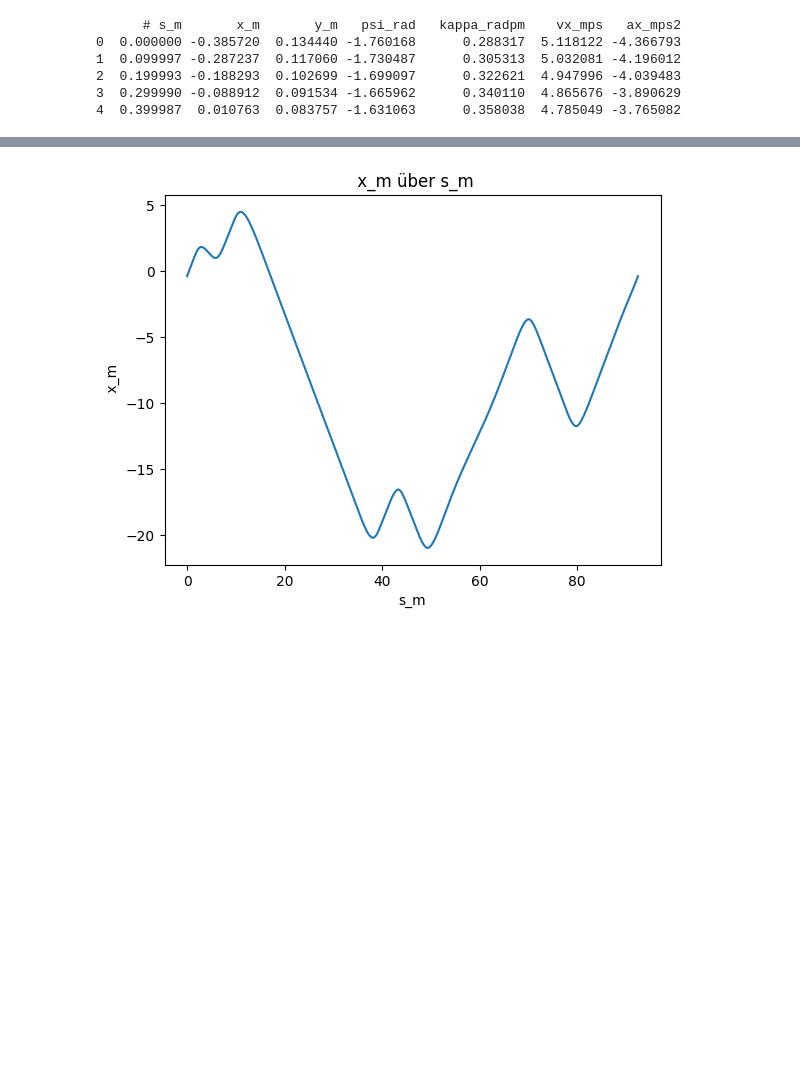
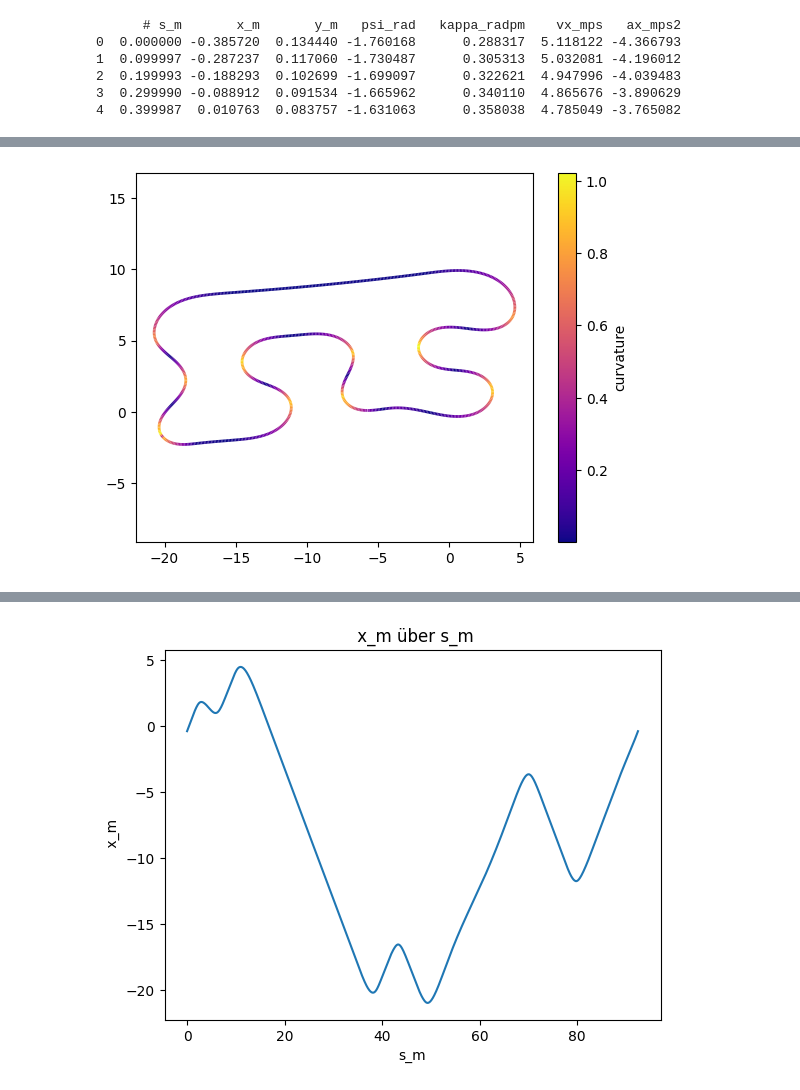
Before and after one commit to F1Tenth-INI/f1tenth_development_gym, a Jupyter notebook: run/Jupyter_notebook/plot_waypoints.ipynb, the cells around one changed output, grey strips where cells are left out. Saved outputs shown, nothing was run; the diff lists cells and outputs as text; code cells hidden in the pictures; blank space fills up the shorter version.

```diff
--- a/run/Jupyter_notebook/plot_waypoints.ipynb
+++ b/run/Jupyter_notebook/plot_waypoints.ipynb
@@ -59,0 +121,36 @@ print(waypoints_df.head())
+# %%
+x, y = waypoints_df2[' x_m'], waypoints_df2[' y_m']
+
+# Compute the gradient of the x and y coordinates
+dx_dt = np.gradient(x)
+dy_dt = np.gradient(y)
+
+# Compute the 2nd order gradient of the x and y coordinates
+d2x_dt2 = np.gradient(dx_dt)
+d2y_dt2 = np.gradient(dy_dt)
+
+# Compute the curvature
+# curvature = (d2x_dt2 * dy_dt - dx_dt * d2y_dt2) / (dx_dt ** 2 + dy_dt ** 2) ** 1.5
+curvature = np.abs(dx_dt * d2y_dt2 - dy_dt * d2x_dt2) / (dx_dt**2 + dy_dt**2)**1.5
+# curvature = gaussian_filter1d(curvature, sigma=1)
+
+points = np.array([x, y]).T.reshape(-1, 1, 2)
+segments = np.concatenate([points[:-1], points[1:]], axis=1)
+
+# create colour map for the curvature
+norm = plt.Normalize(curvature.min(), curvature.max())
+lc = LineCollection(segments, cmap='plasma', norm=norm)
+lc.set_array(curvature)
+lc.set_linewidth(2)
+
+fig, ax = plt.subplots()
+ax.add_collection(lc)
+ax.autoscale()
+ax.set_aspect('equal', 'datalim')
+
+cbar = fig.colorbar(lc, ax=ax)
+cbar.set_label('curvature')
+
+plt.show()
+# %% [output]
+[figure, added]
```
Also changed, not shown: parts of 5 cells of this notebook, 8 other files.
